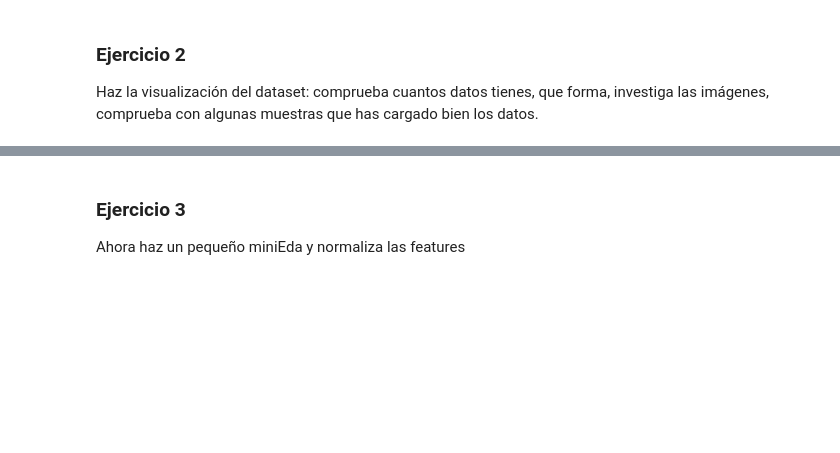
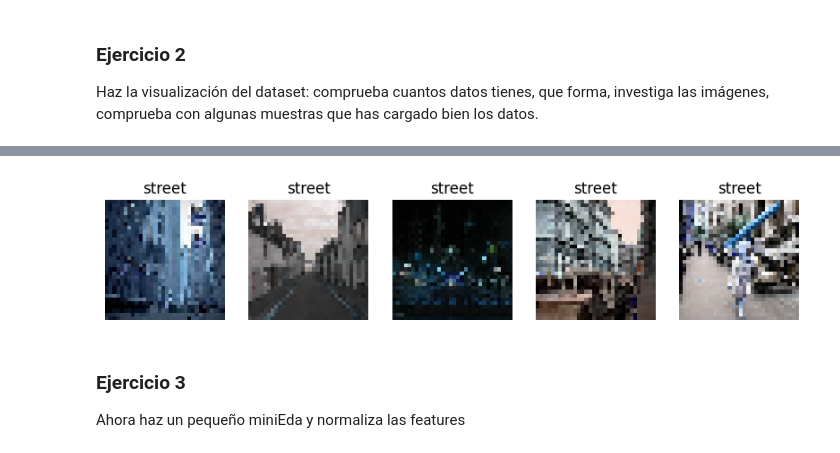
Before and after one commit to jl-padilla/ONLINE_DS_THEBRIDGE_repo, a Jupyter notebook: sprint17/Unidad_01/Ejercicios_Workout/13_Ejercicios_Practica_Redes_Convolucionales.ipynb, the cells around one changed output, grey strips where cells are left out. Cells and saved outputs as stored; diff of their text form; code cells hidden in the pictures; blank space fills up the shorter version.

````diff
--- a/sprint17/Unidad_01/Ejercicios_Workout/13_Ejercicios_Practica_Redes_Convolucionales.ipynb
+++ b/sprint17/Unidad_01/Ejercicios_Workout/13_Ejercicios_Practica_Redes_Convolucionales.ipynb
@@ -65,3 +67,22 @@ def read_data(directorio, reshape_dim = (32,32)):
 ```
 # %% [markdown]
 *Pues copiamos lo que nos dicen y lo aplicamos a los dos directorios para tener las X y las y*
+# %%
+root_path = "./data_ignore/"
+train_path = root_path + "seg_train"
+test_path = root_path + "seg_test"
+# %%
+def read_data(directorio, reshape_dim = (32,32)):
+    X = []
+    y = []
+    for folder in os.listdir(directorio):
+        if os.path.isdir('/'.join([directorio, folder])):
+            for file in os.listdir('/'.join([directorio, folder])):
+
+                image = cv2.imread('/'.join([directorio, folder, file]))
+                image = cv2.resize(image, reshape_dim) # Redimensionamos las imágenes a 32x32
+
+                X.append(image)
+                y.append(folder)
+
+    return np.array(X),np.array(y)
@@ -68,3 +109,8 @@ def read_data(directorio, reshape_dim = (32,32)):
+# %%
+X_train = read_data(train_path)[0]
+y_train = read_data(train_path)[1]
+X_test = read_data(test_path)[0]
+y_test = read_data(test_path)[1]
 # %% [markdown]
 ### Ejercicio 2
 
@@ -72,3 +142,24 @@ Haz la visualización del dataset: comprueba cuantos datos tienes, que forma, in
+# %%
+def plot_digits(digits,  labels = [], names=["buildings", "forest", "glacier", "mountain", "sea", "street"],n_cols = 5,):
+    n_rows = ((len(digits) - 1) // n_cols + 1)
+    plt.figure(figsize=(n_cols * 2, n_rows * 2.2))
+    if isinstance(digits,pd.DataFrame):
+        digits_val = digits.values.reshape(-1,32,32)
+    else:
+        digits_val = digits
+    for index, digit in enumerate(digits_val):
+        plt.subplot(n_rows, n_cols, index + 1)
+        plt.imshow(digit)
+        plt.axis("off")
+        if len(labels):
+            if isinstance(labels, pd.Series):
+                plt.title(names[labels.iloc[index]])
+            else:
+                plt.title(labels[index])
+# %%
+plot_digits(X_train[12230:12235], y_train[12230:12235])
+# %% [output]
+[figure, added]
 # %% [markdown]
 ### Ejercicio 3
 
````
Also changed, not shown: parts of 37 cells of this notebook.
